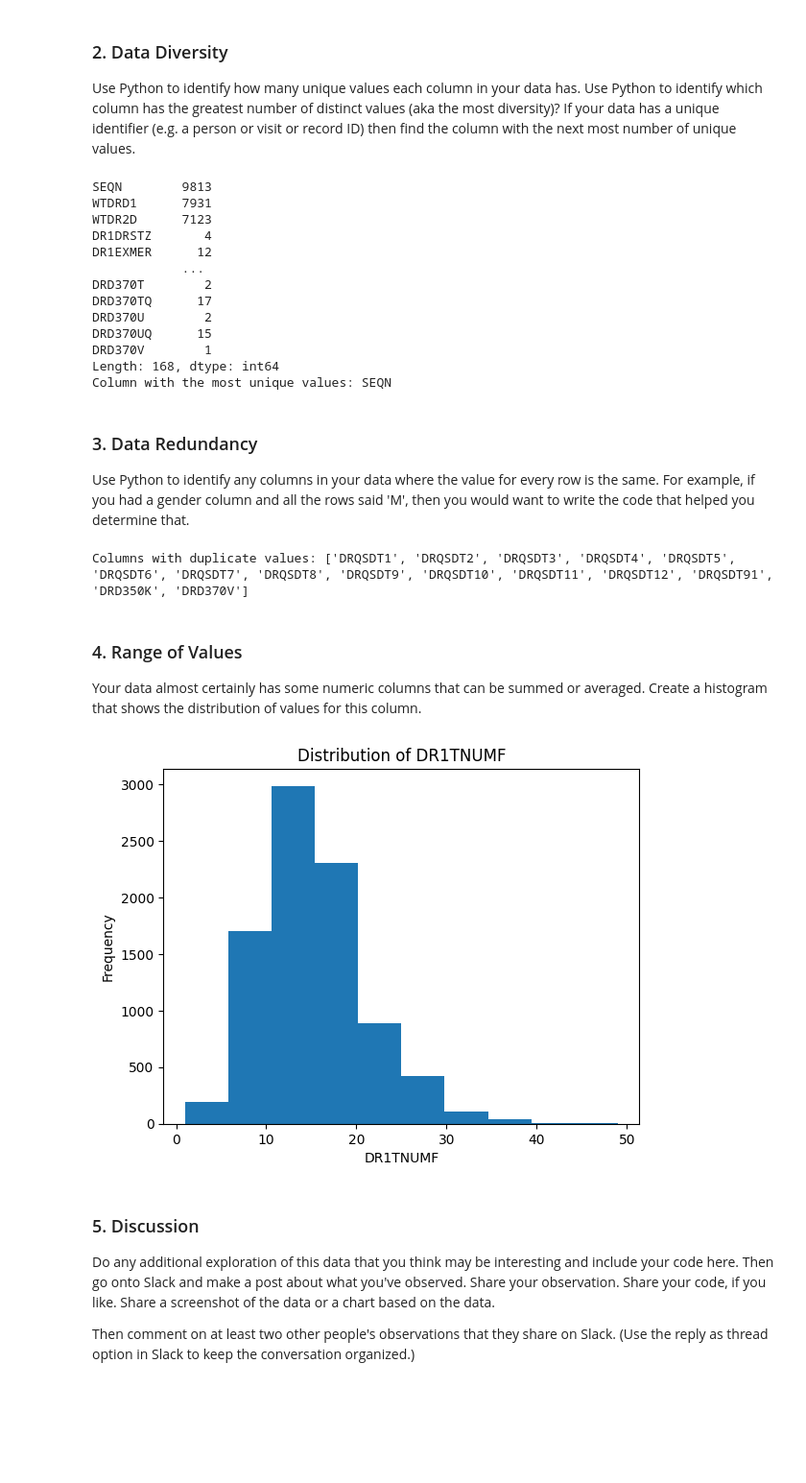
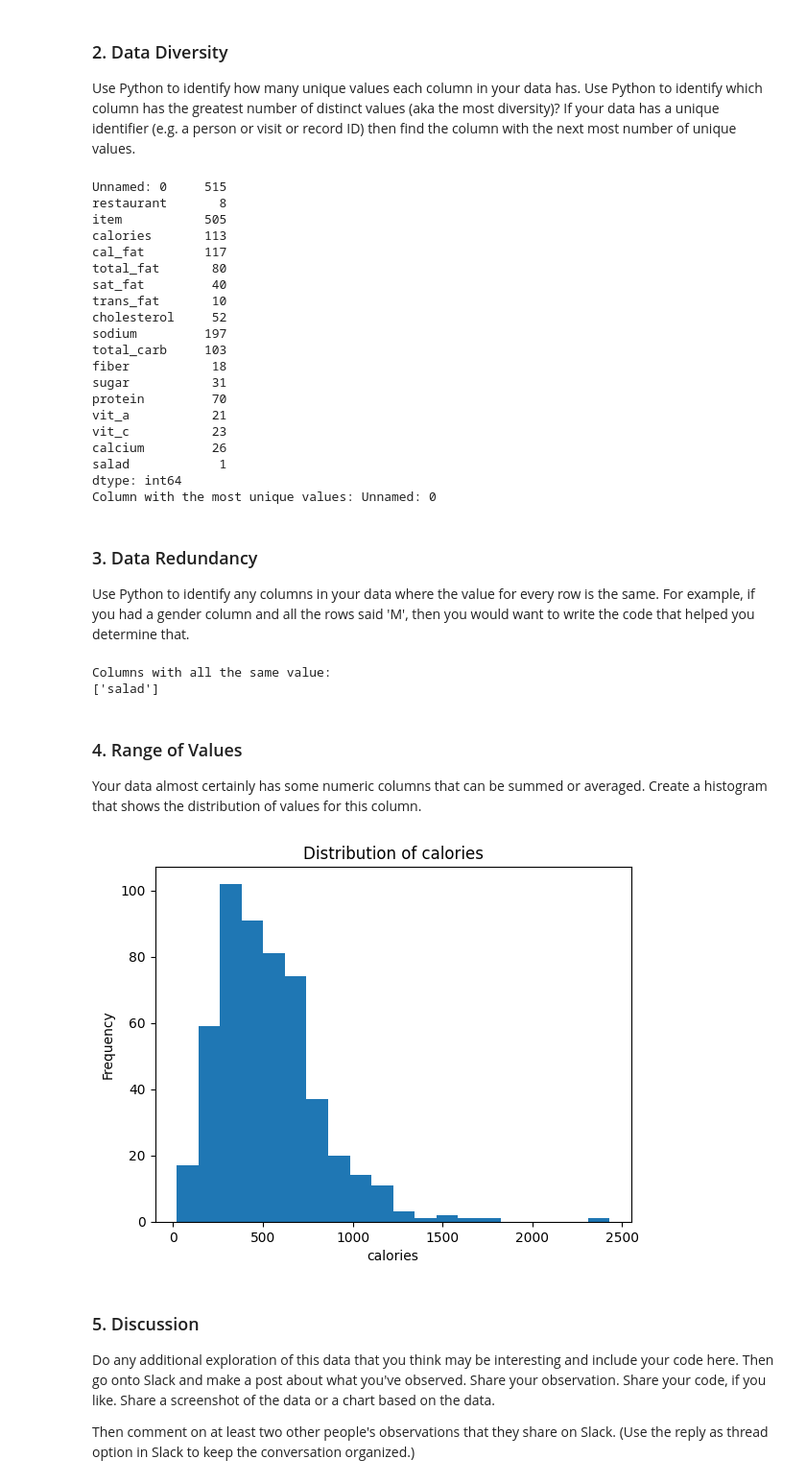
Before and after one commit to hyalamanchi/hds5210-2023, a Jupyter notebook: week13/week13_assignment_2.ipynb, the cells around one changed output. Shown at 96% size. Cells and saved outputs as stored; diff of their text form; code cells hidden in the pictures; blank space fills up the shorter version.

```diff
--- a/week13/week13_assignment_2.ipynb
+++ b/week13/week13_assignment_2.ipynb
@@ -25,30 +43,42 @@ Use Python to identify how many unique values each column in your data has.  Use
 # %%
 import pandas as pd
 
-df = pd.read_csv('/content/diet.csv')
+df = pd.read_csv("https://raw.githubusercontent.com/rfordatascience/tidytuesday/master/data/2018/2018-09-04/fastfood_calories.csv")
 
-# Get number of unique values per column
+# Getting number of unique values per column
 unique_counts = df.nunique()
+
+# Print number of uniques
 print(unique_counts)
 
-# Find column name with max uniques (excluding 'id' column if present)
-max_col = unique_counts.drop(labels=['id'], errors='ignore').idxmax()
+# Exclude 'item' column which likely contains IDs
+unique_counts = unique_counts.drop('item')
 
-print(f'Column with the most unique values: {max_col}')
+# Finding column name with max number of unique values
+most_diverse_col = unique_counts.idxmax()
+
+print(f"Column with the most unique values: {most_diverse_col}")
 # %% [output]
-SEQN        9813
-WTDRD1      7931
-WTDR2D      7123
-DR1DRSTZ       4
-DR1EXMER      12
-            ...
-DRD370T        2
-DRD370TQ      17
-DRD370U        2
-DRD370UQ      15
-DRD370V        1
-Length: 168, dtype: int64
-Column with the most unique values: SEQN
+Unnamed: 0     515
+restaurant       8
+item           505
+calories       113
+cal_fat        117
+total_fat       80
+sat_fat         40
+trans_fat       10
+cholesterol     52
+sodium         197
+total_carb     103
+fiber           18
+sugar           31
+protein         70
+vit_a           21
+vit_c           23
+calcium         26
+salad            1
+dtype: int64
+Column with the most unique values: Unnamed: 0
 # %% [markdown]
 ### 3. Data Redundancy
 
@@ -56,14 +86,17 @@ Use Python to identify any columns in your data where the value for every row is
 # %%
 import pandas as pd
 
-df = pd.read_csv('/content/diet.csv')
+df = pd.read_csv("https://raw.githubusercontent.com/rfordatascience/tidytuesday/master/data/2018/2018-09-04/fastfood_calories.csv")
 
-# Get columns with only a single unique value
+# Getting the  list of columns with all the same value
 duplicate_cols = [col for col in df.columns if df[col].nunique() <= 1]
 
-print(f'Columns with duplicate values: {duplicate_cols}')
+# Print column names
+print("Columns with all the same value:")
+print(duplicate_cols)
 # %% [output]
-Columns with duplicate values: ['DRQSDT1', 'DRQSDT2', 'DRQSDT3', 'DRQSDT4', 'DRQSDT5', 'DRQSDT6', 'DRQSDT7', 'DRQSDT8', 'DRQSDT9', 'DRQSDT10', 'DRQSDT11', 'DRQSDT12', 'DRQSDT91', 'DRD350K', 'DRD370V']
+Columns with all the same value:
+['salad']
 # %% [markdown]
 ### 4. Range of Values
 
@@ -71,21 +104,23 @@ Your data almost certainly has some numeric columns that can be summed or averag
 # %%
 import pandas as pd
 import matplotlib.pyplot as plt
 
-df = pd.read_csv('/content/diet.csv')
+df = pd.read_csv("https://raw.githubusercontent.com/rfordatascience/tidytuesday/master/data/2018/2018-09-04/fastfood_calories.csv")
 
-# Select numeric column to plot
-plot_col = 'DR1TNUMF'
+# Selecting numeric column to plot
+col = 'calories'
 
-# Create histogram
-plt.hist(df[plot_col])
-plt.title(f'Distribution of {plot_col}')
-plt.xlabel(plot_col)
+# Creating histogram
+plt.hist(df[col], bins=20)
+
+# Labelling the plot
+plt.title(f'Distribution of {col}')
+plt.xlabel(col)
 plt.ylabel('Frequency')
 
 plt.show()
 # %% [output]
-[figure, old version]
+[figure, new version]
 # %% [markdown]
 ### 5. Discussion
 
```
Also changed, not shown: parts of 6 cells of this notebook.
